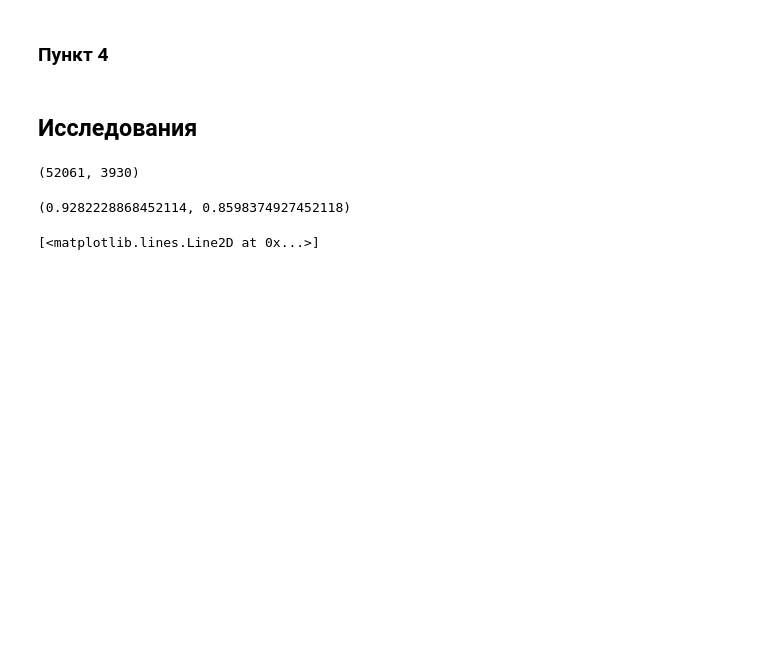
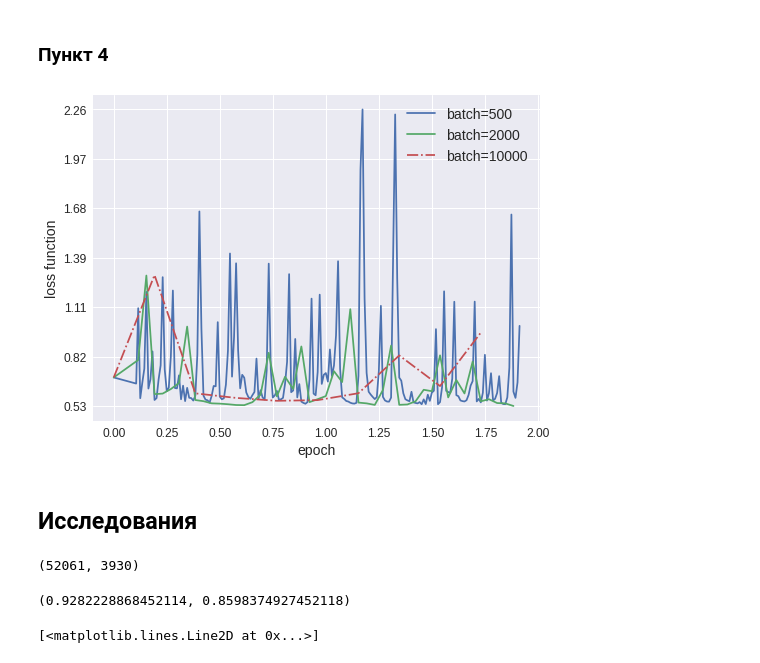
Before and after one commit to Tytskiy/Study, a Jupyter notebook: mmp-fall-2020/practicum/hm-6(linear)/experiments.ipynb, the cells around one changed output. Cells and saved outputs as stored; diff of their text form; code cells hidden in the pictures; blank space fills up the shorter version.

```diff
--- a/mmp-fall-2020/practicum/hm-6(linear)/experiments.ipynb
+++ b/mmp-fall-2020/practicum/hm-6(linear)/experiments.ipynb
@@ -329,23 +373,25 @@ plt.show()
 # %%
 min_func = float("inf")
 max_func = float("-inf")
 fig = plt.figure(figsize=(8, 6))
-batchs = [100, 500, 2000, 10000]
+batchs = [500, 2000, 10000]
 ls = ["-", "-", "-.", "--"]
 for b, ls in zip(batchs, ls):
     model = opt.SGDClassifier(batch_size=b, step_alpha=0.8, step_beta=0, l2_coef=0.05,
                               max_iter=100000//b, tolerance=1e-7, random_seed=153)
     history = model.fit(X_train_v, y_train, trace=True,log_freq=0.1)
     plt.plot(history["epoch_num"], history["func"], label=f"batch={b}", ls=ls)
     plt.gca().yaxis.set_major_formatter(StrMethodFormatter('{x:,.2f}'))
     plt.ylabel("loss function")
     plt.xlabel("epoch")
     min_func = min(*history["func"], min_func)
     max_func = max(*history["func"], max_func)
     plt.yticks(np.linspace(min_func, max_func, 7))
 plt.legend()
-fig.savefig(f"./pictures/task_4/fig_batch.pdf")
+fig.savefig(f"./_figures/task_4/fig_batch.pdf")
 plt.show()
+# %% [output]
+[figure, added]
 # %% [markdown]
 ## Исследования
 # %%
```
Also changed, not shown: parts of 23 cells of this notebook, 3 other files.
